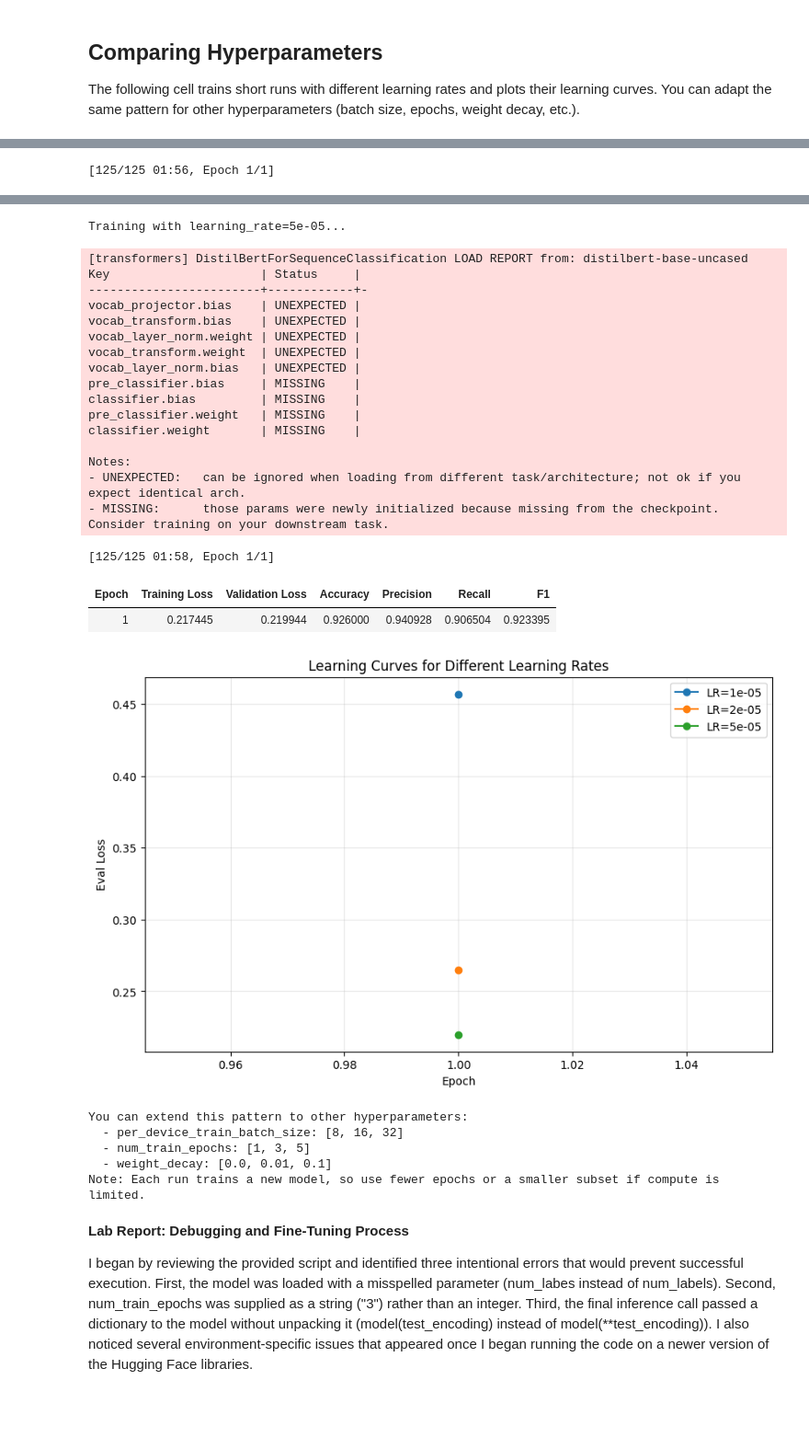
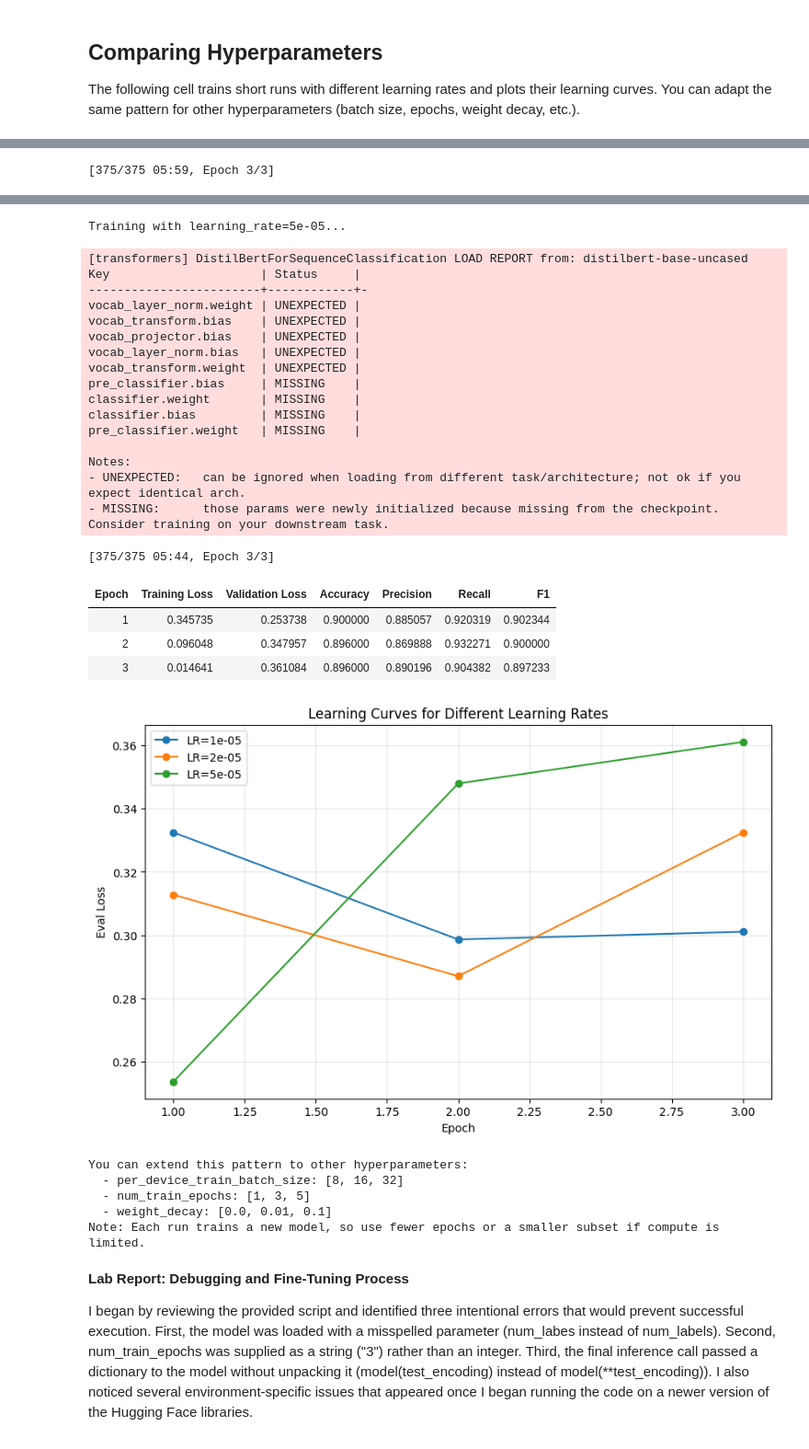
Before and after one commit to mfeinLearn/FI-Fine_Tuning_Pre_Trained_Models_Lab, a Jupyter notebook: Fine_Tuning_Pre_Trained_Models_Lab_Updated_V3.ipynb, the cells around one changed output, grey strips where cells are left out. Shown at 92% size. Cells and saved outputs as stored; diff of their text form; code cells hidden in the pictures; blank space fills up the shorter version.

```diff
--- a/Fine_Tuning_Pre_Trained_Models_Lab_Updated.ipynb
+++ b/Fine_Tuning_Pre_Trained_Models_Lab_Updated_V3.ipynb
@@ -17,9 +17,19 @@ model_checkpoint = "distilbert-base-uncased"
 tokenizer = AutoTokenizer.from_pretrained(model_checkpoint)
 model = AutoModelForSequenceClassification.from_pretrained(model_checkpoint, num_labels=2)
 
-# Step 2: Prepare the Fine-Tuning Dataset (as specified)
-train_data = load_dataset("stanfordnlp/imdb", split="train").shuffle(seed=42).select(range(2000))
-test_data = load_dataset("stanfordnlp/imdb", split="train").shuffle(seed=42).select(range(500))
+# Step 2: Prepare the Fine-Tuning Dataset (non-overlapping stratified split)
+subset = (
+    load_dataset("stanfordnlp/imdb", split="train")
+    .shuffle(seed=42)
+    .select(range(2500))
+)
+splits = subset.train_test_split(
+    test_size=500,
+    seed=42,
+    stratify_by_column="label"
+)
+train_data = splits["train"]
+test_data = splits["test"]
 
 def tokenize_function(examples):
     return tokenizer(examples["text"], truncation=True, padding=False)
@@ -194,9 +198,9 @@ Hyperparameters used in this run:
 The following cell trains short runs with different learning rates and plots their learning curves. You can adapt the same pattern for other hyperparameters (batch size, epochs, weight decay, etc.).
 # %%
 # Example: Learning curves for different learning rates
-# (Uses 1 epoch each for speed. Increase epochs for fuller curves.)
+# Uses multiple epochs per configuration so each run produces an actual curve.
 
-def train_with_lr(lr, epochs=1):
+def train_with_lr(lr, epochs=3):
     model_lr = AutoModelForSequenceClassification.from_pretrained(model_checkpoint, num_labels=2)
     args_lr = TrainingArguments(
         output_dir=f"./results_lr_{lr}",
@@ -223,7 +227,7 @@ learning_rates = [1e-5, 2e-5, 5e-5]
 histories = {}
 for lr in learning_rates:
     print(f"\nTraining with learning_rate={lr}...")
-    histories[lr] = train_with_lr(lr, epochs=1)
+    histories[lr] = train_with_lr(lr, epochs=3)
 
 # Plot comparison
 plt.figure(figsize=(10, 6))
@@ -282,5 +288,5 @@ classifier.weight       | MISSING    |
 Notes:
 - UNEXPECTED:   can be ignored when loading from different task/architecture; not ok if you expect identical arch.
 - MISSING:      those params were newly initialized because missing from the checkpoint. Consider training on your downstream task.
-[125/125 01:56, Epoch 1/1]
+[375/375 05:59, Epoch 3/3]
 | Epoch | Training Loss | Validation Loss | Accuracy | Precision | Recall | F1 |
@@ -288,24 +296,26 @@ Notes:
 Training with learning_rate=5e-05...
 [transformers] DistilBertForSequenceClassification LOAD REPORT from: distilbert-base-uncased
 Key                     | Status     |
 ------------------------+------------+-
+vocab_layer_norm.weight | UNEXPECTED |
+vocab_transform.bias    | UNEXPECTED |
 vocab_projector.bias    | UNEXPECTED |
-vocab_transform.bias    | UNEXPECTED |
-vocab_layer_norm.weight | UNEXPECTED |
+vocab_layer_norm.bias   | UNEXPECTED |
 vocab_transform.weight  | UNEXPECTED |
-vocab_layer_norm.bias   | UNEXPECTED |
 pre_classifier.bias     | MISSING    |
+classifier.weight       | MISSING    |
 classifier.bias         | MISSING    |
 pre_classifier.weight   | MISSING    |
-classifier.weight       | MISSING    |
 
 Notes:
 - UNEXPECTED:   can be ignored when loading from different task/architecture; not ok if you expect identical arch.
 - MISSING:      those params were newly initialized because missing from the checkpoint. Consider training on your downstream task.
-[125/125 01:58, Epoch 1/1]
+[375/375 05:44, Epoch 3/3]
 | Epoch | Training Loss | Validation Loss | Accuracy | Precision | Recall | F1 |
-| 1 | 0.217445 | 0.219944 | 0.926000 | 0.940928 | 0.906504 | 0.923395 |
+| 1 | 0.345735 | 0.253738 | 0.900000 | 0.885057 | 0.920319 | 0.902344 |
+| 2 | 0.096048 | 0.347957 | 0.896000 | 0.869888 | 0.932271 | 0.900000 |
+| 3 | 0.014641 | 0.361084 | 0.896000 | 0.890196 | 0.904382 | 0.897233 |
-[figure, old version]
+[figure, new version]
 You can extend this pattern to other hyperparameters:
   - per_device_train_batch_size: [8, 16, 32]
   - num_train_epochs: [1, 3, 5]
```
Also changed, not shown: parts of 3 cells of this notebook, 1 other file.
